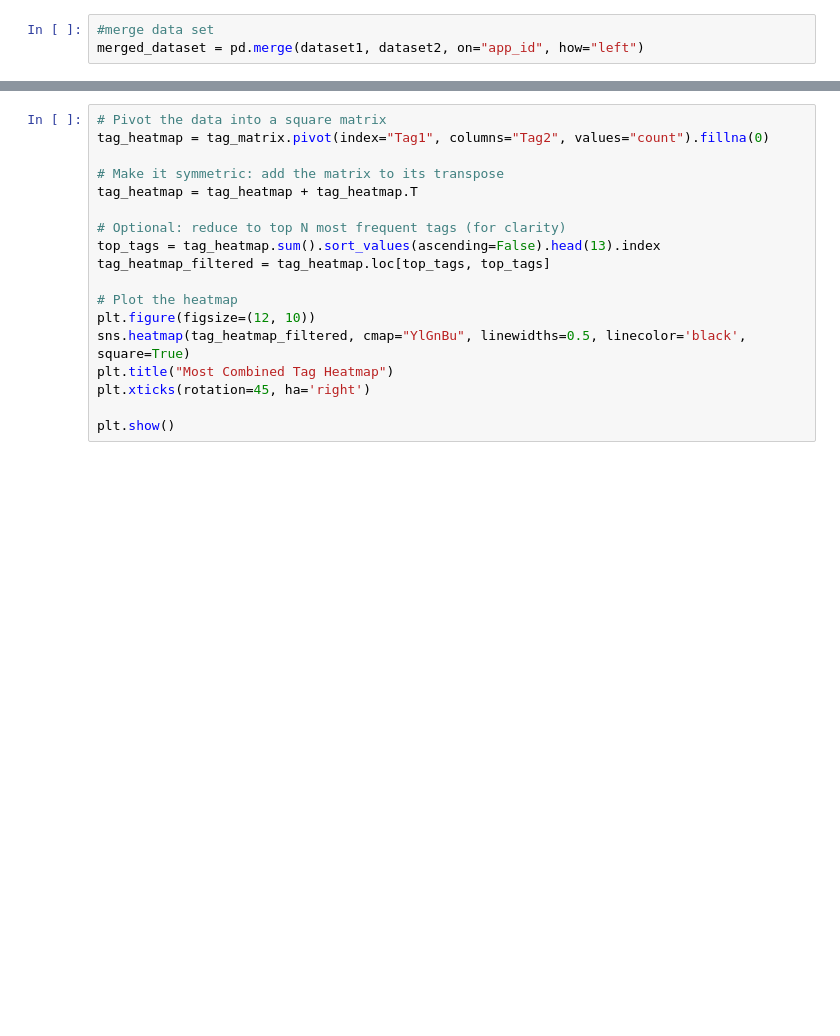
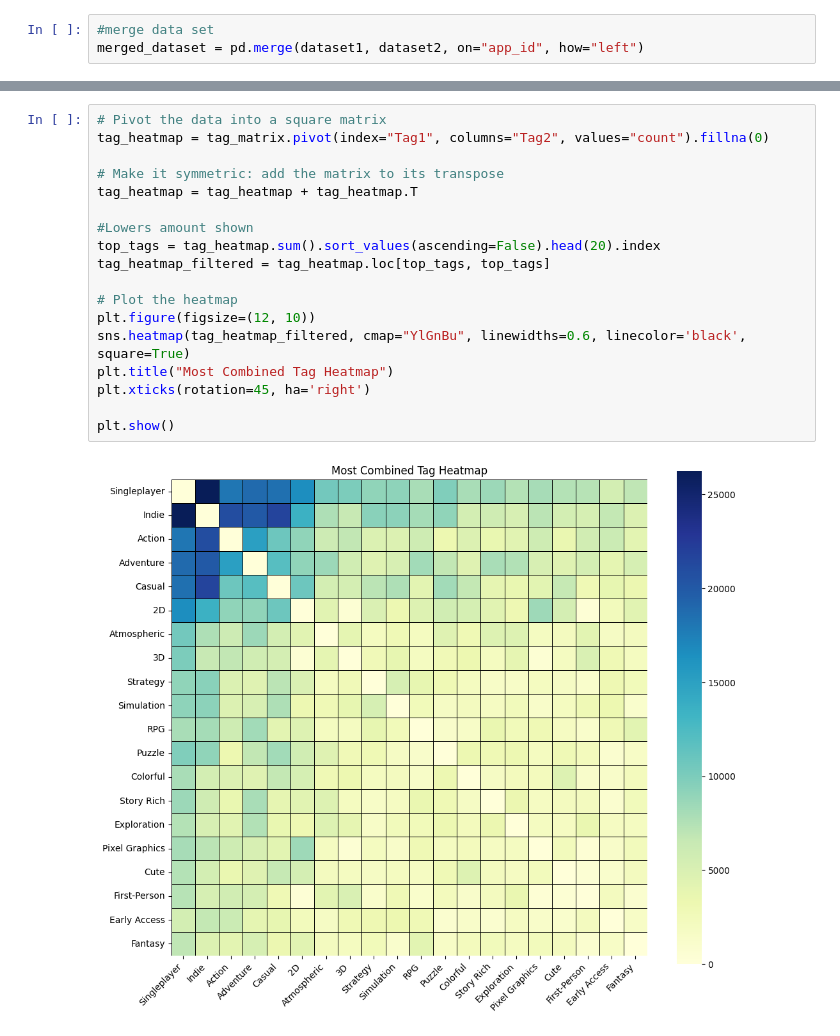
Before and after one commit to RyFranco/SteamMoney, a Jupyter notebook: notebooks/ryan_test.ipynb, the cells around one changed output, grey strips where cells are left out. Saved outputs shown, nothing was run; the diff lists cells and outputs as text; blank space fills up the shorter version.

```diff
--- a/notebooks/ryan_test.ipynb
+++ b/notebooks/ryan_test.ipynb
@@ -98,18 +119,20 @@ tag_matrix.drop(columns="index", inplace=True)
 # %%
 # Pivot the data into a square matrix
 tag_heatmap = tag_matrix.pivot(index="Tag1", columns="Tag2", values="count").fillna(0)
 
 # Make it symmetric: add the matrix to its transpose
 tag_heatmap = tag_heatmap + tag_heatmap.T
 
-# Optional: reduce to top N most frequent tags (for clarity)
-top_tags = tag_heatmap.sum().sort_values(ascending=False).head(13).index
+#Lowers amount shown
+top_tags = tag_heatmap.sum().sort_values(ascending=False).head(20).index
 tag_heatmap_filtered = tag_heatmap.loc[top_tags, top_tags]
 
 # Plot the heatmap
 plt.figure(figsize=(12, 10))
-sns.heatmap(tag_heatmap_filtered, cmap="YlGnBu", linewidths=0.5, linecolor='black', square=True)
+sns.heatmap(tag_heatmap_filtered, cmap="YlGnBu", linewidths=0.6, linecolor='black', square=True)
 plt.title("Most Combined Tag Heatmap")
 plt.xticks(rotation=45, ha='right')
 
 plt.show()
+# %% [output]
+[figure, added]
```
Also changed, not shown: parts of 8 cells of this notebook, 2 other files.
